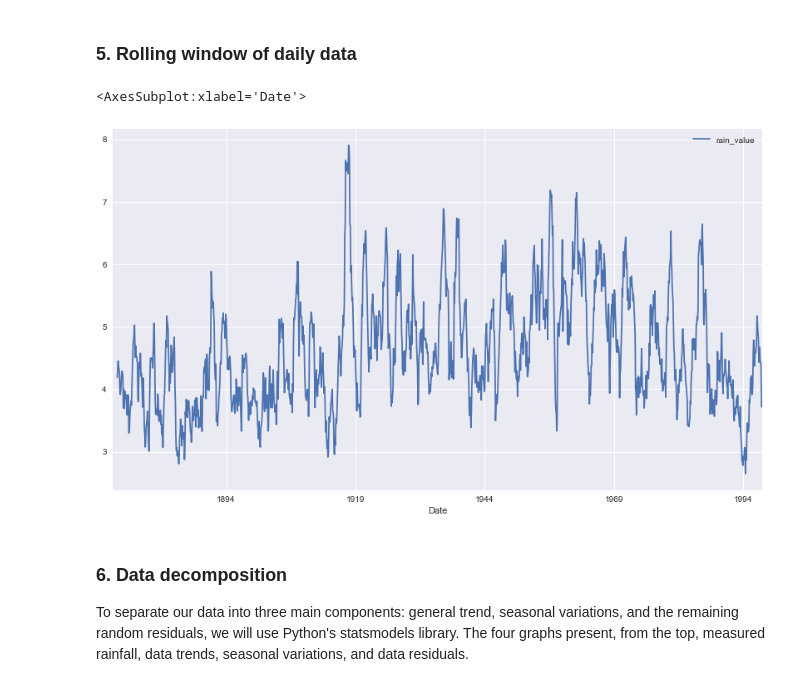
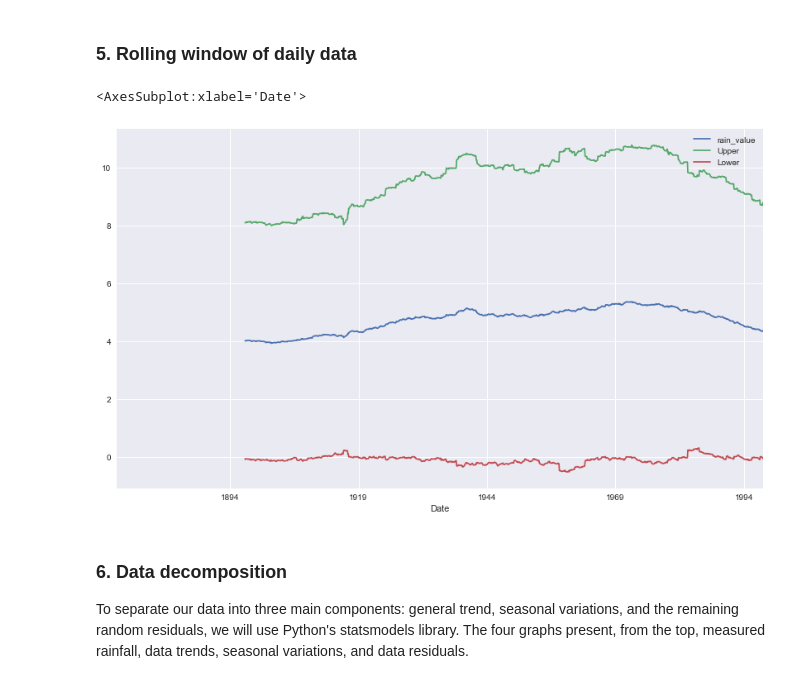
Before and after one commit to lilianasku/Time-series-analysis, a Jupyter notebook: notebooks/Rainfall_SeasonalChanges.ipynb, the cells around one changed output. Cells and saved outputs as stored; diff of their text form; code cells hidden in the pictures.

```diff
--- a/notebooks/Rainfall_SeasonalChanges.ipynb
+++ b/notebooks/Rainfall_SeasonalChanges.ipynb
@@ -118,13 +118,17 @@ rain_value    14277
 dtype: int64
 # %% [markdown]
 ### 5. Rolling window of daily data
-# %%
-df_mean = df_m.rolling(window=12).mean()
-
-df_mean.plot()
-# %% [output]
-<AxesSubplot:xlabel='Date'>
-[figure, removed]
+# %%
+df_mean = df_m.rolling(window=300).mean()
+df_std = df_m.rolling(window=300).std()
+
+df_mean['Upper'] = df_mean['rain_value'] + (df_std['rain_value']*2)
+df_mean['Lower'] = df_mean['rain_value'] - (df_std['rain_value']*2)
+
+df_mean.plot()
+# %% [output]
+<AxesSubplot:xlabel='Date'>
+[figure, added]
 # %% [markdown]
 ### 6. Data decomposition
 
```
